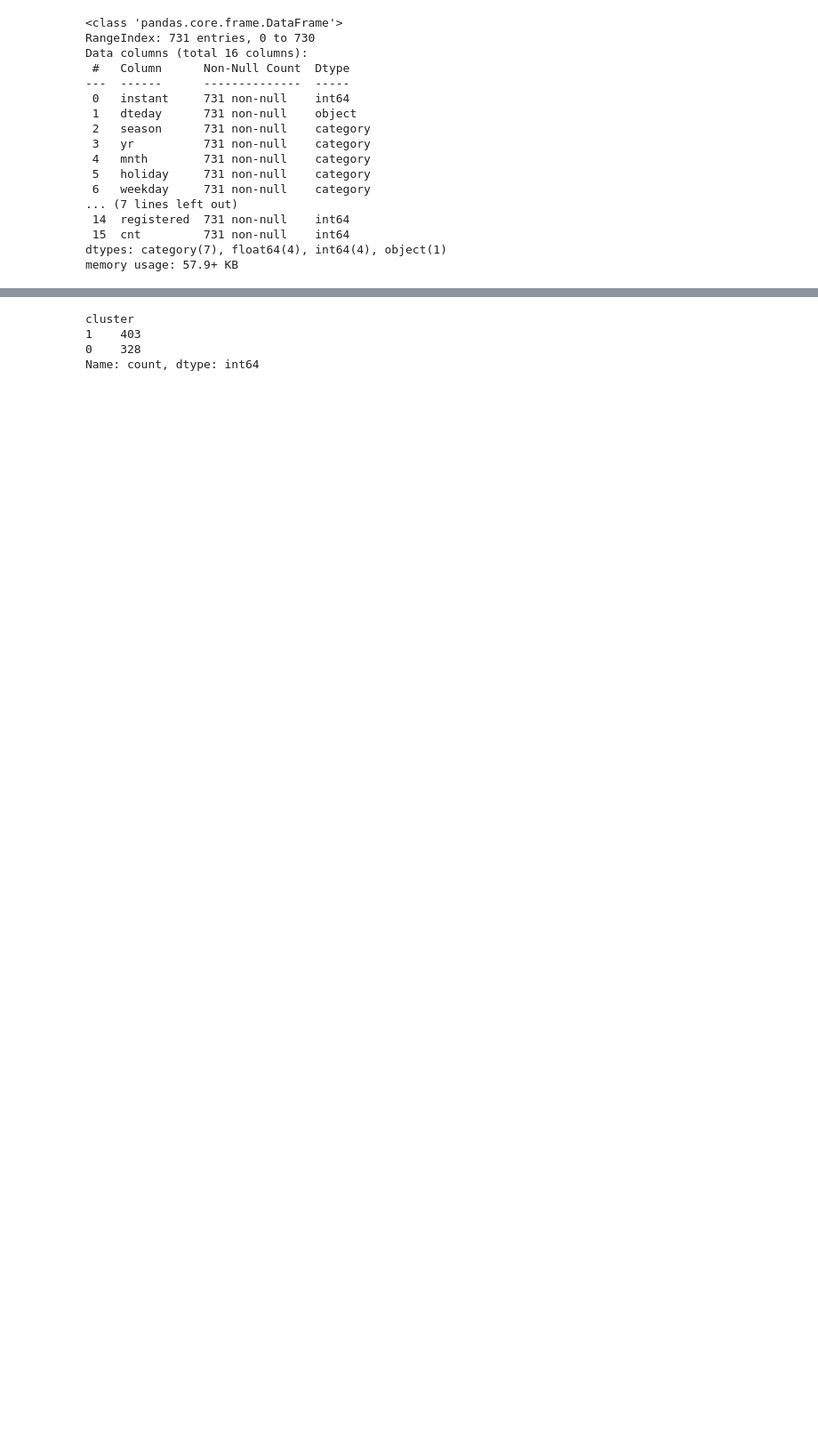
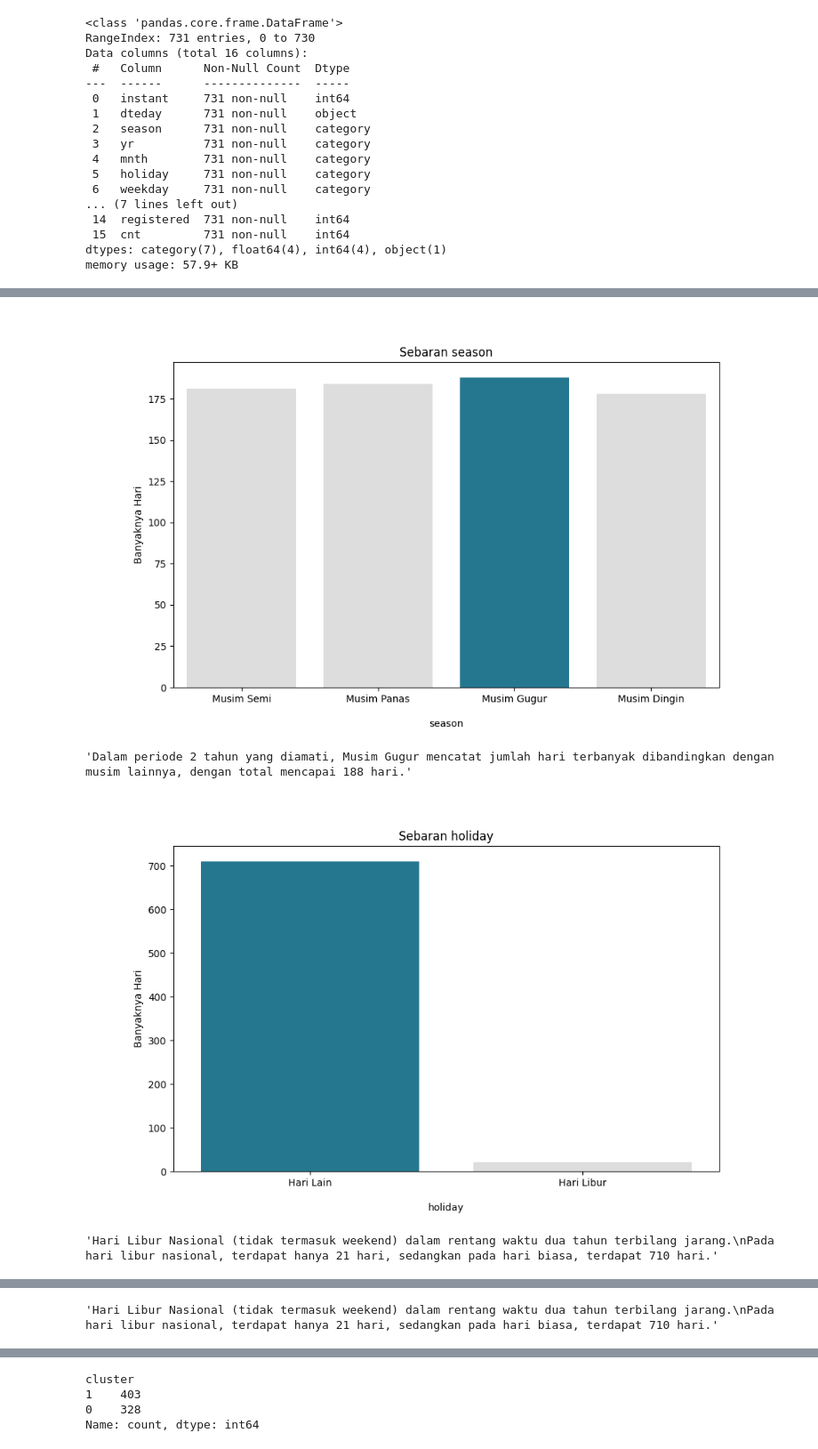
Before and after one commit to Zen-Rofiqy/BikeShare, a Jupyter notebook: MyDashBoard.ipynb, the cells around one changed output, grey strips where cells are left out. Shown at 89% size. Saved outputs shown, nothing was run; the diff lists cells and outputs as text; code cells hidden in the pictures; blank space fills up the shorter version.

```diff
--- a/MyDashBoard.ipynb
+++ b/MyDashBoard.ipynb
@@ -1192,5 +163,0 @@ for dirname, _, filenames in os.walk('/kaggle/input'):
-# %%
-x, y = make_blobs(750, n_features=2, centers=3)
-
-plt.scatter(x[:, 0], x[:, 1])
-plt.show()
@@ -1394,0 +233,63 @@ dw_dummy
+# %%
+def plot_disk(data_frame, column, names=None):
+    # Mendapatkan kategori unik dan warna untuk plot
+    max_value = data_frame[column].value_counts().idxmax()
+    categories = data_frame[column].unique()
+    colors = ['#1380A1' if x == max_value else '#dddddd' for x in categories]
+
+    # Mendapatkan nama kategori
+    category_names = [str(cat) for cat in categories]
+    if names:
+        category_names = names
+
+    # Membuat countplot
+    plt.figure(figsize=(10, 6))
+    sns.countplot(x=column, data=data_frame, order=categories, palette=colors)
+    plt.title(f'Sebaran {column}')
+    plt.xlabel(f'\n{column}')
+    plt.ylabel('Banyaknya Hari')
+
+    # Mengatur label pada sumbu x
+    plt.xticks(ticks=range(len(categories)), labels=category_names)
+
+    # Simpan plot dalam format PNG
+    buffer = io.BytesIO()
+    plt.savefig(buffer, format='png')
+    buffer.seek(0)
+
+    # Menutup plot untuk plot selanjutnya
+    plt.close()
+
+    return buffer
+
+# Menyimpan plot
+c_season = plot_disk(dw_df, 'season', names=['Musim Semi', 'Musim Panas', 'Musim Gugur', 'Musim Dingin'])
+c_holiday = plot_disk(dw_df, 'holiday', names=['Hari Lain', 'Hari Libur'])
+c_workingday = plot_disk(dw_df, 'workingday', names=['WeekEnd', 'WeekDay'])
+c_weathersit = plot_disk(dw_df, 'weathersit', names=['Cerah', 'Berkabut', 'Salju Ringan'])
+
+# Menampilkan plot
+# Membuat tiga kolom
+c1, c2 = st.columns((1, 1))
+c3, c4 = st.columns((1, 1))
+
+# Menampilkan gambar dengan judul dan caption opsional di setiap kolom
+def img_capt(title, image_bytes, default_caption):
+    # Membaca kembali gambar dari objek BytesIO
+    image_bytes.seek(0)
+    img = Image.open(image_bytes)
+
+    # Menampilkan gambar dengan judul dan tombol
+    display(img)
+    display(default_caption)
+
+# Menampilkan gambar dengan judul dan caption opsional di setiap kolom
+img_capt("Sebaran Musim", c_season, "Dalam periode 2 tahun yang diamati, Musim Gugur mencatat jumlah hari terbanyak dibandingkan dengan musim lainnya, dengan total mencapai 188 hari.")
+img_capt("Sebaran Hari Libur Nasional", c_holiday, "Hari Libur Nasional (tidak termasuk weekend) dalam rentang waktu dua tahun terbilang jarang.\nPada hari libur nasional, terdapat hanya 21 hari, sedangkan pada hari biasa, terdapat 710 hari.")
+img_capt("Sebaran Hari WeekEnd & WeekDay", c_workingday, "Hari Libur Nasional (tidak termasuk weekend) dalam rentang waktu dua tahun terbilang jarang.\nPada hari libur nasional, terdapat hanya 21 hari, sedangkan pada hari biasa, terdapat 710 hari.")
+img_capt("Sebaran Cuaca", c_weathersit, "Selama dua tahun, cuaca sering berkabut.\nTerjadi 247 hari dengan kondisi cuaca berkabut, 463 hari dengan cuaca cerah, dan hanya 21 hari dengan cuaca salju ringan.")
+# %% [output]
+[figure, added]
+'Dalam periode 2 tahun yang diamati, Musim Gugur mencatat jumlah hari terbanyak dibandingkan dengan musim lainnya, dengan total mencapai 188 hari.'
+[figure, added]
+'Hari Libur Nasional (tidak termasuk weekend) dalam rentang waktu dua tahun terbilang jarang.\nPada hari libur nasional, terdapat hanya 21 hari, sedangkan pada hari biasa, terdapat 710 hari.'
@@ -1394,0 +297 @@ dw_dummy
+'Hari Libur Nasional (tidak termasuk weekend) dalam rentang waktu dua tahun terbilang jarang.\nPada hari libur nasional, terdapat hanya 21 hari, sedangkan pada hari biasa, terdapat 710 hari.'
```
Also changed, not shown: parts of 149 cells of this notebook, 5 other files.
